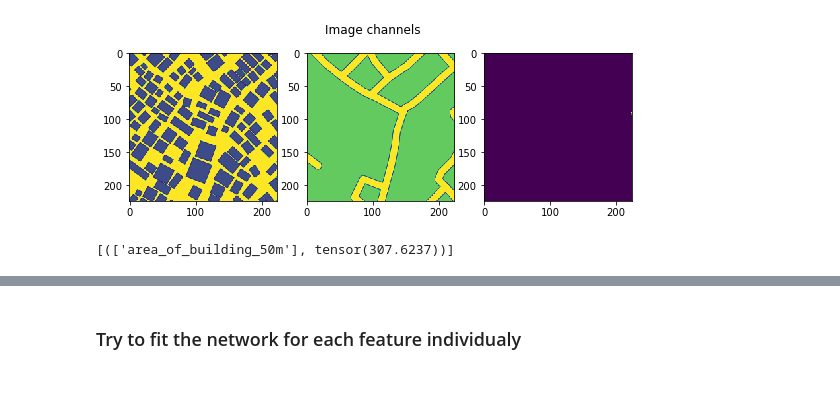
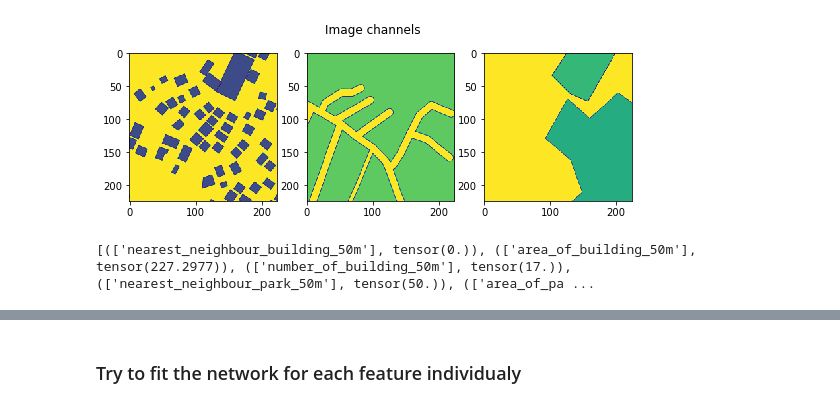
Before and after one commit to jonzarecki/coord2vec, a Jupyter notebook: notebooks/baseline.ipynb, the cells around one changed output, grey strips where cells are left out. Saved outputs shown, nothing was run; the diff lists cells and outputs as text; code cells hidden in the pictures.

```diff
--- a/notebooks/baseline.ipynb
+++ b/notebooks/baseline.ipynb
@@ -21,23 +35,21 @@ TRAIN_CACHE_DIR
 # %%
-import matplotlib.pyplot as plt
+builder = get_builder()
 
-# train_dataset = TileFeaturesDataset(TRAIN_CACHE_DIR)
-val_dataset = TileFeaturesDataset(VAL_CACHE_DIR)
-train_dataset = val_dataset
+train_dataset = TileFeaturesDataset(TRAIN_CACHE_DIR, builder)
+val_dataset = TileFeaturesDataset(VAL_CACHE_DIR, builder)
 
-builder = only_build_distance_builder
 
 sample_ind = 3
 
 fig, axs = plt.subplots(1, 3, figsize=(9, 3))
 axs[0].imshow(train_dataset[sample_ind][0][0])
 axs[1].imshow(train_dataset[sample_ind][0][1])
 axs[2].imshow(train_dataset[sample_ind][0][2])
 fig.suptitle('Image channels')
 plt.show()
 
 features = [feature.feature_names for feature in builder.features]
 print(list(zip(features, train_dataset[sample_ind][1])))
 # %% [output]
-[figure, old version]
+[figure, new version]
-[(['area_of_building_50m'], tensor(307.6237))]
+[(['nearest_neighbour_building_50m'], tensor(0.)), (['area_of_building_50m'], tensor(227.2977)), (['number_of_building_50m'], tensor(17.)), (['nearest_neighbour_park_50m'], tensor(50.)), (['area_of_pa ...
```
Also changed, not shown: parts of 4 cells of this notebook, 3 other files.
